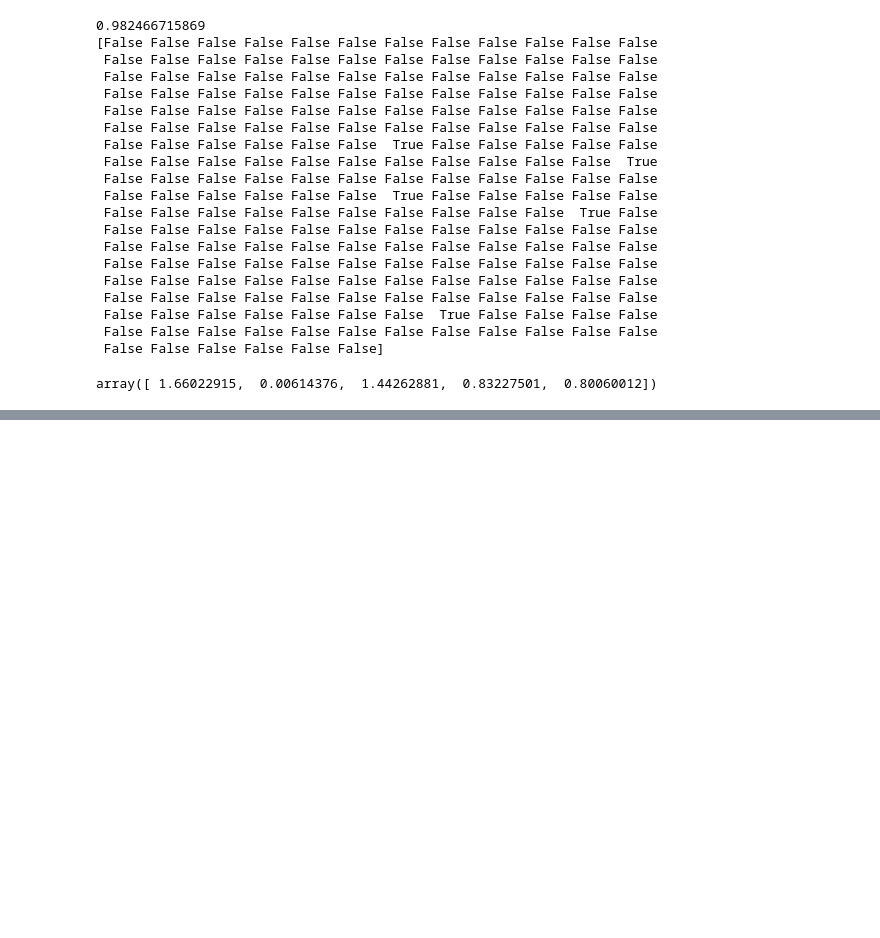
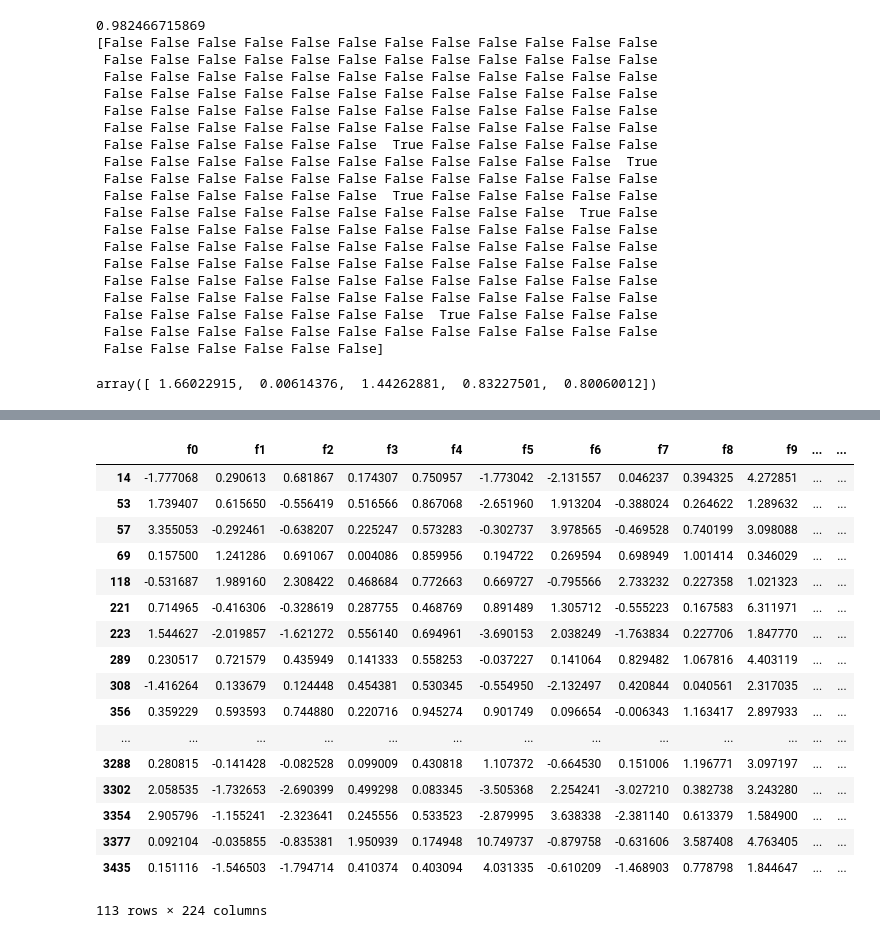
Before and after one commit to MiniGN/mlbootcamp-4, a Jupyter notebook: data_analize.ipynb, the cells around one changed output, grey strips where cells are left out. Cells and saved outputs as stored; diff of their text form; code cells hidden in the pictures; blank space fills up the shorter version.

```diff
--- a/data_analize.ipynb
+++ b/data_analize.ipynb
@@ -506,0 +578,21 @@ array([ 1.66022915,  0.00614376,  1.44262881,  0.83227501,  0.80060012])
+# %%
+sns.pointplot(x="sex", y="survived", data=titanic);
+# %% [output]
+|  | f0 | f1 | f2 | f3 | f4 | f5 | f6 | f7 | f8 | f9 | ... | ... |
+| 14 | -1.777068 | 0.290613 | 0.681867 | 0.174307 | 0.750957 | -1.773042 | -2.131557 | 0.046237 | 0.394325 | 4.272851 | ... | ... |
+| 53 | 1.739407 | 0.615650 | -0.556419 | 0.516566 | 0.867068 | -2.651960 | 1.913204 | -0.388024 | 0.264622 | 1.289632 | ... | ... |
+| 57 | 3.355053 | -0.292461 | -0.638207 | 0.225247 | 0.573283 | -0.302737 | 3.978565 | -0.469528 | 0.740199 | 3.098088 | ... | ... |
+| 69 | 0.157500 | 1.241286 | 0.691067 | 0.004086 | 0.859956 | 0.194722 | 0.269594 | 0.698949 | 1.001414 | 0.346029 | ... | ... |
+| 118 | -0.531687 | 1.989160 | 2.308422 | 0.468684 | 0.772663 | 0.669727 | -0.795566 | 2.733232 | 0.227358 | 1.021323 | ... | ... |
+| 221 | 0.714965 | -0.416306 | -0.328619 | 0.287755 | 0.468769 | 0.891489 | 1.305712 | -0.555223 | 0.167583 | 6.311971 | ... | ... |
+| 223 | 1.544627 | -2.019857 | -1.621272 | 0.556140 | 0.694961 | -3.690153 | 2.038249 | -1.763834 | 0.227706 | 1.847770 | ... | ... |
+| 289 | 0.230517 | 0.721579 | 0.435949 | 0.141333 | 0.558253 | -0.037227 | 0.141064 | 0.829482 | 1.067816 | 4.403119 | ... | ... |
+| 308 | -1.416264 | 0.133679 | 0.124448 | 0.454381 | 0.530345 | -0.554950 | -2.132497 | 0.420844 | 0.040561 | 2.317035 | ... | ... |
+| 356 | 0.359229 | 0.593593 | 0.744880 | 0.220716 | 0.945274 | 0.901749 | 0.096654 | -0.006343 | 1.163417 | 2.897933 | ... | ... |
+| ... | ... | ... | ... | ... | ... | ... | ... | ... | ... | ... | ... | ... |
+| 3288 | 0.280815 | -0.141428 | -0.082528 | 0.099009 | 0.430818 | 1.107372 | -0.664530 | 0.151006 | 1.196771 | 3.097197 | ... | ... |
+| 3302 | 2.058535 | -1.732653 | -2.690399 | 0.499298 | 0.083345 | -3.505368 | 2.254241 | -3.027210 | 0.382738 | 3.243280 | ... | ... |
+| 3354 | 2.905796 | -1.155241 | -2.323641 | 0.245556 | 0.533523 | -2.879995 | 3.638338 | -2.381140 | 0.613379 | 1.584900 | ... | ... |
+| 3377 | 0.092104 | -0.035855 | -0.835381 | 1.950939 | 0.174948 | 10.749737 | -0.879758 | -0.631606 | 3.587408 | 4.763405 | ... | ... |
+| 3435 | 0.151116 | -1.546503 | -1.794714 | 0.410374 | 0.403094 | 4.031335 | -0.610209 | -1.468903 | 0.778798 | 1.844647 | ... | ... |
+113 rows × 224 columns
```
Also changed, not shown: parts of 9 cells of this notebook.
